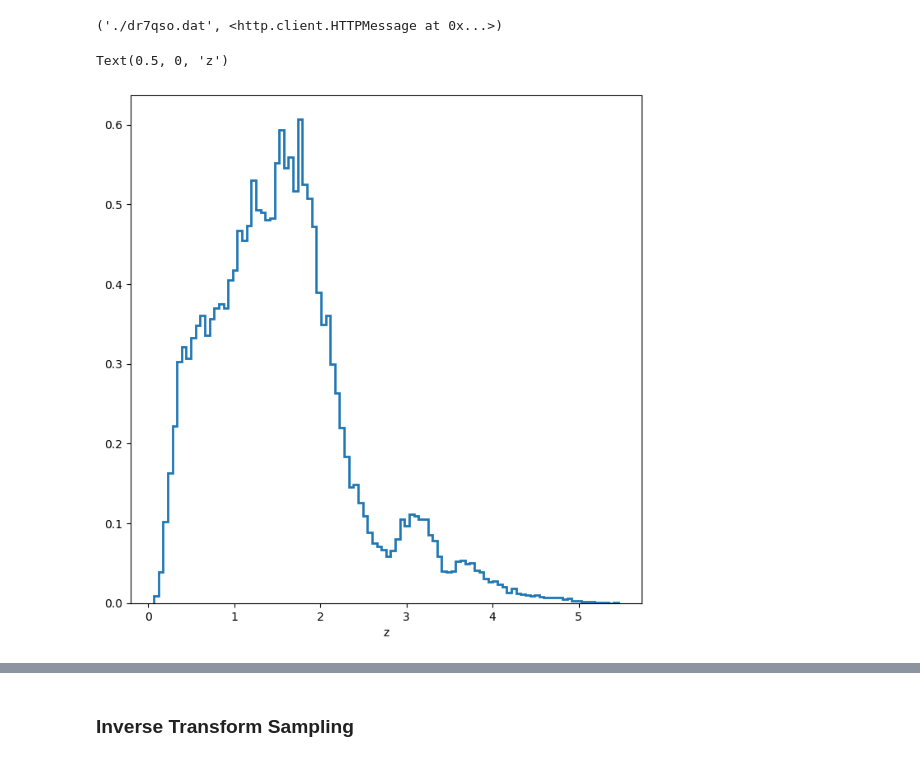
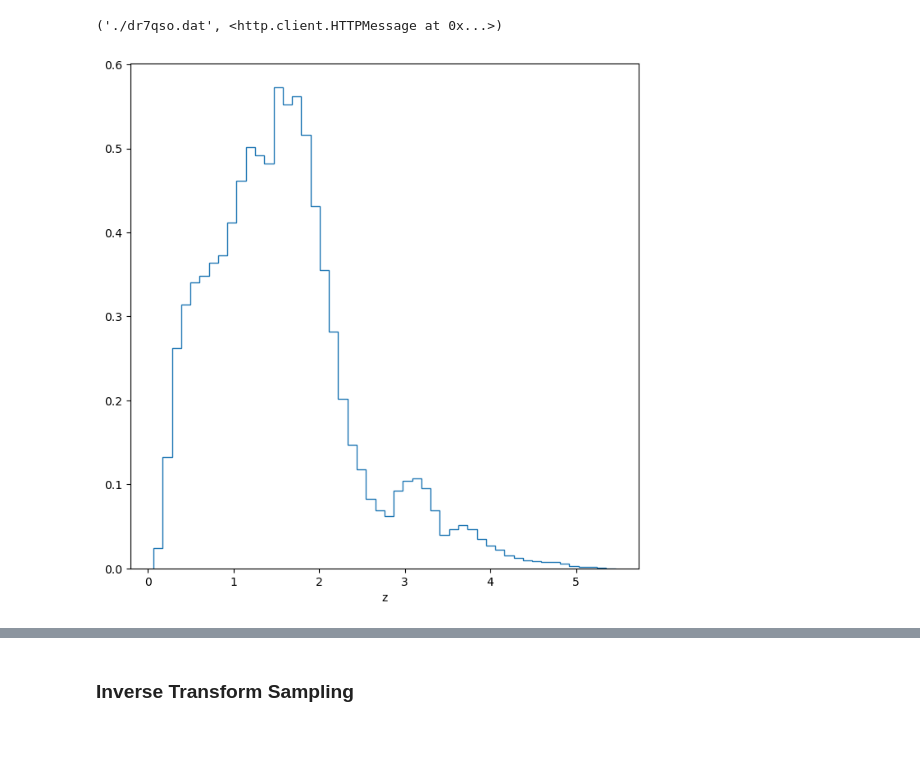
Before and after one commit to mgili01/astrostatistics_bicocca_2026, a Jupyter notebook: working/3_Cloning_quasars.ipynb, the cells around one changed output, grey strips where cells are left out. Cells and saved outputs as stored; diff of their text form; code cells hidden in the pictures.

```diff
--- a/working/3_Cloning_quasars.ipynb
+++ b/working/3_Cloning_quasars.ipynb
@@ -11,8 +11,7 @@ urlretrieve("https://das.sdss.org/va/qsocat/dr7qso.dat", './dr7qso.dat')
 # %%
 z= np.loadtxt('dr7qso.dat',skiprows=80, usecols=3)
 # %%
-plt.hist(z,bins=100,density=True,histtype='step',lw=2);
-plt.xlabel('z')
+plt.hist(z,bins=50,density=True,histtype='step');
+plt.xlabel('z');
 # %% [output]
-Text(0.5, 0, 'z')
-[figure, old version]
+[figure, new version]
```
Also changed, not shown: parts of 9 cells of this notebook, 2 other files.
